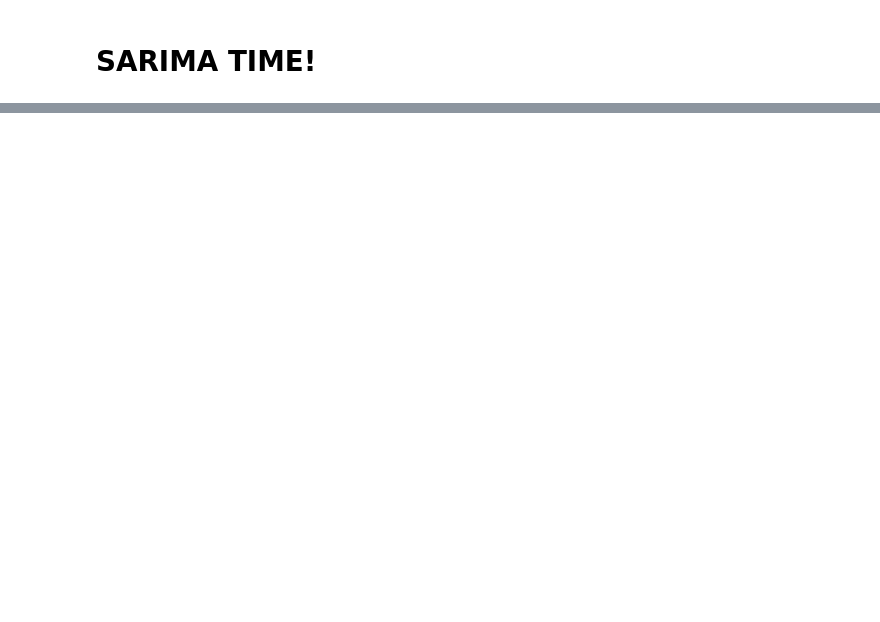
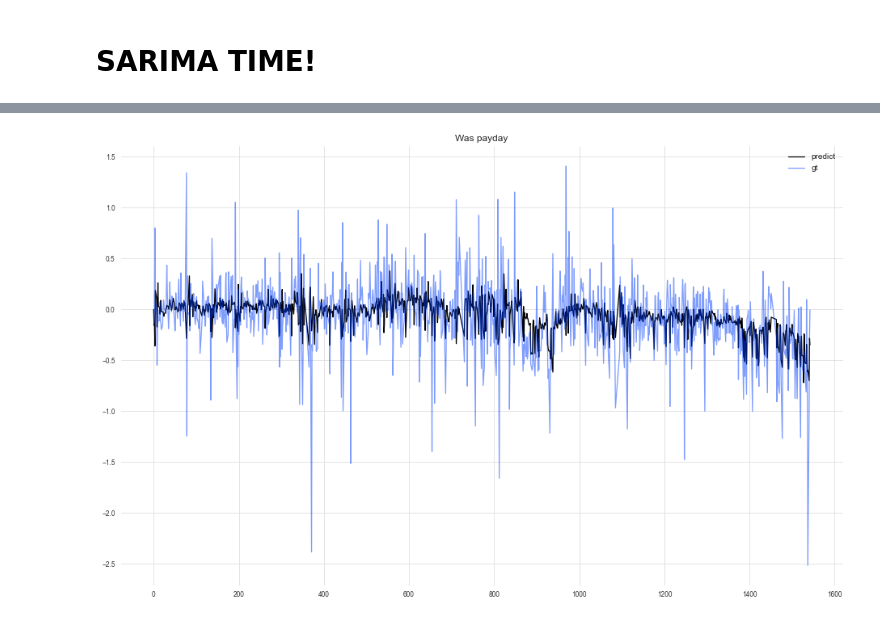
Before and after one commit to takkat14/Balance-Forecasting-Pipeline, a Jupyter notebook: Project_2.ipynb, the cells around one changed output, grey strips where cells are left out. Cells and saved outputs as stored; diff of their text form; code cells hidden in the pictures; blank space fills up the shorter version.

```diff
--- a/Project_2.ipynb
+++ b/Project_2.ipynb
@@ -242,0 +610,5 @@ PatsyError: Number of rows mismatch between data argument and float (1543 versus
+# %%
+df_no_holidays = df[df["is_holiday"] == False]
+model = ARIMA(df_no_holidays.Balance, exog=df_no_holidays[["is_payday", "was_payday"]].values,order=(2, 1, 1), seasonal_order=(2, 0, 1, 5)).fit()
+model.predict()
+print(model.summary())
@@ -242,0 +633,9 @@ PatsyError: Number of rows mismatch between data argument and float (1543 versus
+# %%
+plt.figure(figsize=(16, 10))
+plt.title("Was payday")
+model.predict().plot(label="predict")
+df_no_holidays.Balance.plot(label="gt", alpha=0.5)
+plt.legend()
+plt.show()
+# %% [output]
+[figure, added]
```
Also changed, not shown: parts of 82 cells of this notebook.
